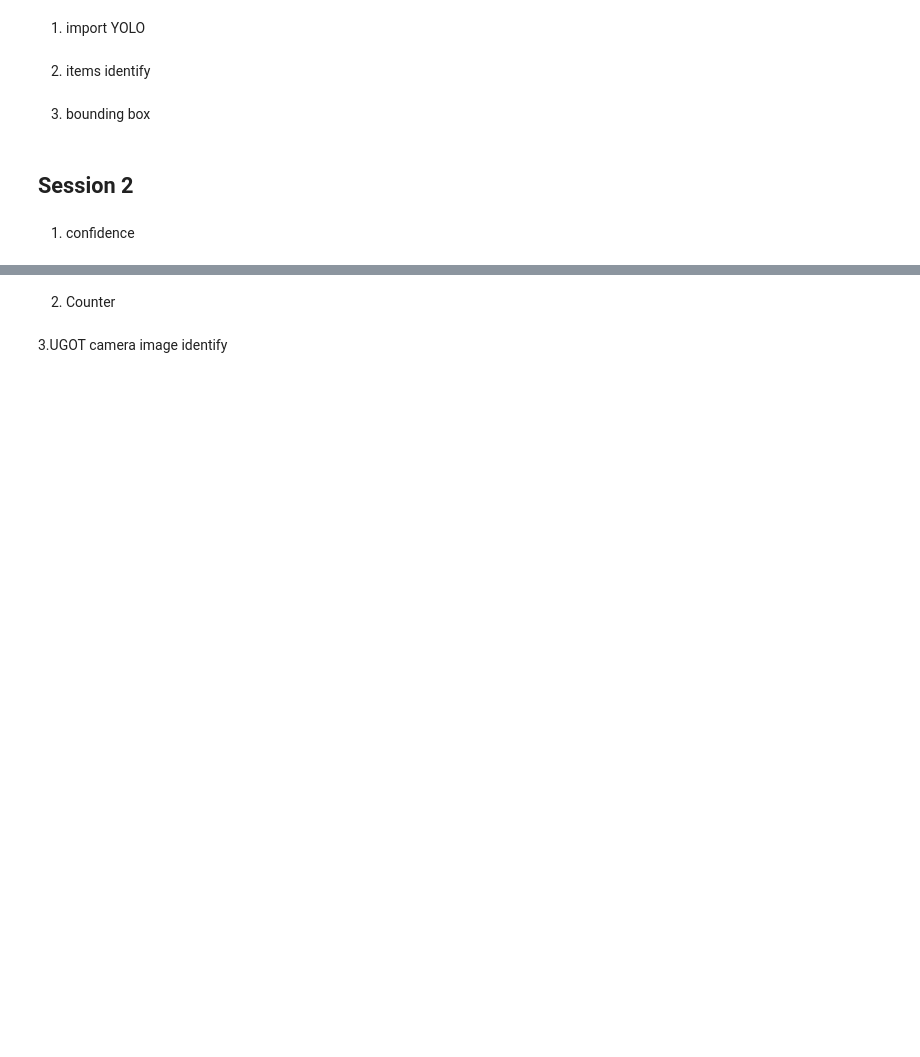
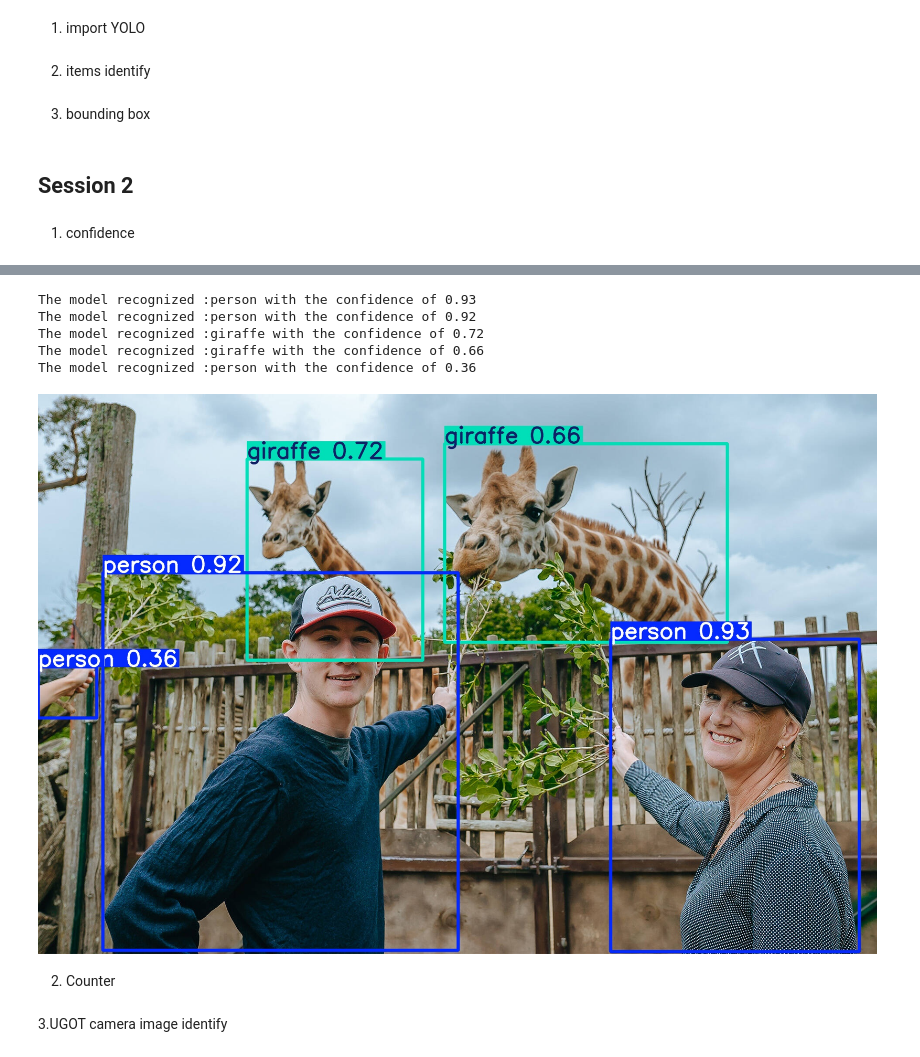
Before and after one commit to mblijian/VS-Code, a Jupyter notebook: Level5/L5204T1/L5204T1.ipynb, the cells around one changed output, grey strips where cells are left out. Saved outputs shown, nothing was run; the diff lists cells and outputs as text; code cells hidden in the pictures; blank space fills up the shorter version.

```diff
--- a/Level5/L5204T1/L5204T1.ipynb
+++ b/Level5/L5204T1/L5204T1.ipynb
@@ -4079,3 +4084,29 @@ display(Image("zoo_boxed.jpg"))
+# %%
+# result[0].plot()
+picture = cv2.imread("zoo.jpg")
+results = model(picture,verbose = False)
+
+# use plot() command to draw a box
+picture_boxed = results[0].plot()
+
+for box in results[0].boxes:
+    class_id = int(box.cls[0])
+    name = model.names[class_id]
+    x1,y1,x2,y2 = map(int,box.xyxy[0])
+    conf = float(box.conf[0])
+    print(f"The model recognized :{name} with the confidence of {conf:.2f}")
+
+cv2.imwrite("zoo_boxed.jpg",picture_boxed)
+# the above cell draw boxes on oirginal image and save them, so uses picture.
+# picture_boxed = results[0].plot() draw boxes and save them in new image, so use picture_boxed.
+display(Image("zoo_boxed.jpg"))
+# %% [output]
+The model recognized :person with the confidence of 0.93
+The model recognized :person with the confidence of 0.92
+The model recognized :giraffe with the confidence of 0.72
+The model recognized :giraffe with the confidence of 0.66
+The model recognized :person with the confidence of 0.36
+[figure, added]
 # %% [markdown]
 2. Counter
 # %%
```
Also changed, not shown: parts of 26 cells of this notebook, 4 other files.
